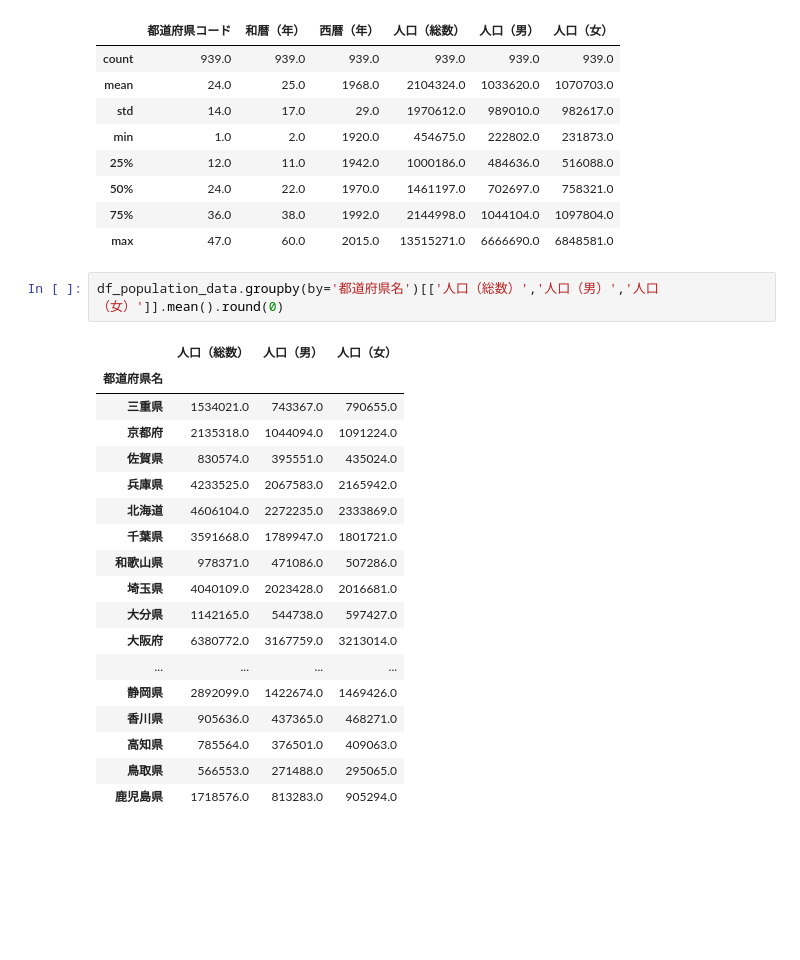
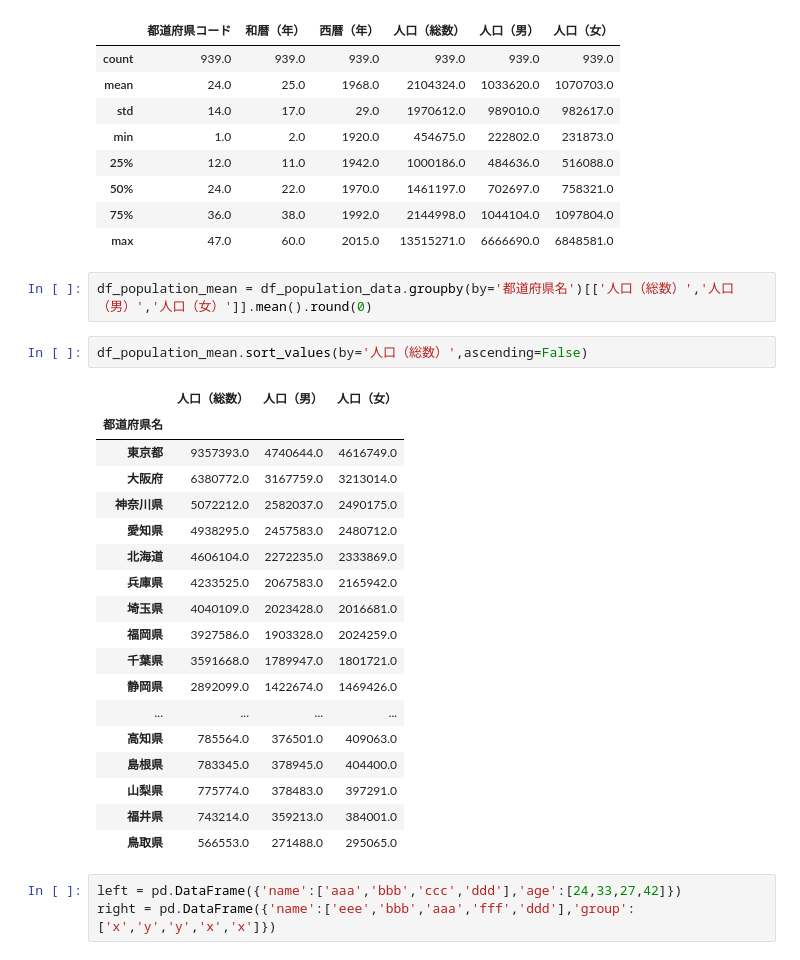
Before and after one commit to UGUIS8020/kino, a Jupyter notebook: pandas.ipynb, the cells around one changed output. Cells and saved outputs as stored; diff of their text form; blank space fills up the shorter version.

```diff
--- a/pandas.ipynb
+++ b/pandas.ipynb
@@ -188,23 +188,28 @@ df_population_data.describe().round(0)
 | 75% | 36.0 | 38.0 | 1992.0 | 2144998.0 | 1044104.0 | 1097804.0 |
 | max | 47.0 | 60.0 | 2015.0 | 13515271.0 | 6666690.0 | 6848581.0 |
 # %%
-df_population_data.groupby(by='都道府県名')[['人口（総数）','人口（男）','人口（女）']].mean().round(0)
+df_population_mean = df_population_data.groupby(by='都道府県名')[['人口（総数）','人口（男）','人口（女）']].mean().round(0)
-# %% [output]
-|  | 人口（総数） | 人口（男） | 人口（女） |
-| 都道府県名 |  |  |  |
-| 三重県 | 1534021.0 | 743367.0 | 790655.0 |
-| 京都府 | 2135318.0 | 1044094.0 | 1091224.0 |
-| 佐賀県 | 830574.0 | 395551.0 | 435024.0 |
-| 兵庫県 | 4233525.0 | 2067583.0 | 2165942.0 |
-| 北海道 | 4606104.0 | 2272235.0 | 2333869.0 |
-| 千葉県 | 3591668.0 | 1789947.0 | 1801721.0 |
-| 和歌山県 | 978371.0 | 471086.0 | 507286.0 |
-| 埼玉県 | 4040109.0 | 2023428.0 | 2016681.0 |
-| 大分県 | 1142165.0 | 544738.0 | 597427.0 |
-| 大阪府 | 6380772.0 | 3167759.0 | 3213014.0 |
-| ... | ... | ... | ... |
-| 静岡県 | 2892099.0 | 1422674.0 | 1469426.0 |
-| 香川県 | 905636.0 | 437365.0 | 468271.0 |
-| 高知県 | 785564.0 | 376501.0 | 409063.0 |
-| 鳥取県 | 566553.0 | 271488.0 | 295065.0 |
-| 鹿児島県 | 1718576.0 | 813283.0 | 905294.0 |
+# %%
+df_population_mean.sort_values(by='人口（総数）',ascending=False)
+# %% [output]
+|  | 人口（総数） | 人口（男） | 人口（女） |
+| 都道府県名 |  |  |  |
+| 東京都 | 9357393.0 | 4740644.0 | 4616749.0 |
+| 大阪府 | 6380772.0 | 3167759.0 | 3213014.0 |
+| 神奈川県 | 5072212.0 | 2582037.0 | 2490175.0 |
+| 愛知県 | 4938295.0 | 2457583.0 | 2480712.0 |
+| 北海道 | 4606104.0 | 2272235.0 | 2333869.0 |
+| 兵庫県 | 4233525.0 | 2067583.0 | 2165942.0 |
+| 埼玉県 | 4040109.0 | 2023428.0 | 2016681.0 |
+| 福岡県 | 3927586.0 | 1903328.0 | 2024259.0 |
+| 千葉県 | 3591668.0 | 1789947.0 | 1801721.0 |
+| 静岡県 | 2892099.0 | 1422674.0 | 1469426.0 |
+| ... | ... | ... | ... |
+| 高知県 | 785564.0 | 376501.0 | 409063.0 |
+| 島根県 | 783345.0 | 378945.0 | 404400.0 |
+| 山梨県 | 775774.0 | 378483.0 | 397291.0 |
+| 福井県 | 743214.0 | 359213.0 | 384001.0 |
+| 鳥取県 | 566553.0 | 271488.0 | 295065.0 |
+# %%
+left = pd.DataFrame({'name':['aaa','bbb','ccc','ddd'],'age':[24,33,27,42]})
+right = pd.DataFrame({'name':['eee','bbb','aaa','fff','ddd'],'group':['x','y','y','x','x']})
```
Also changed, not shown: parts of 9 cells of this notebook.
